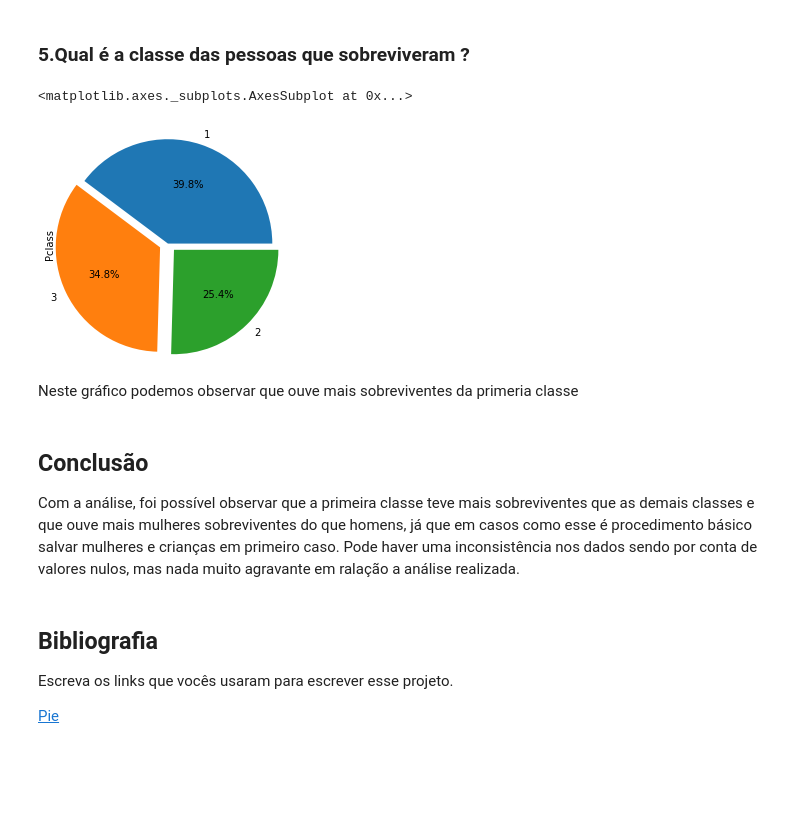
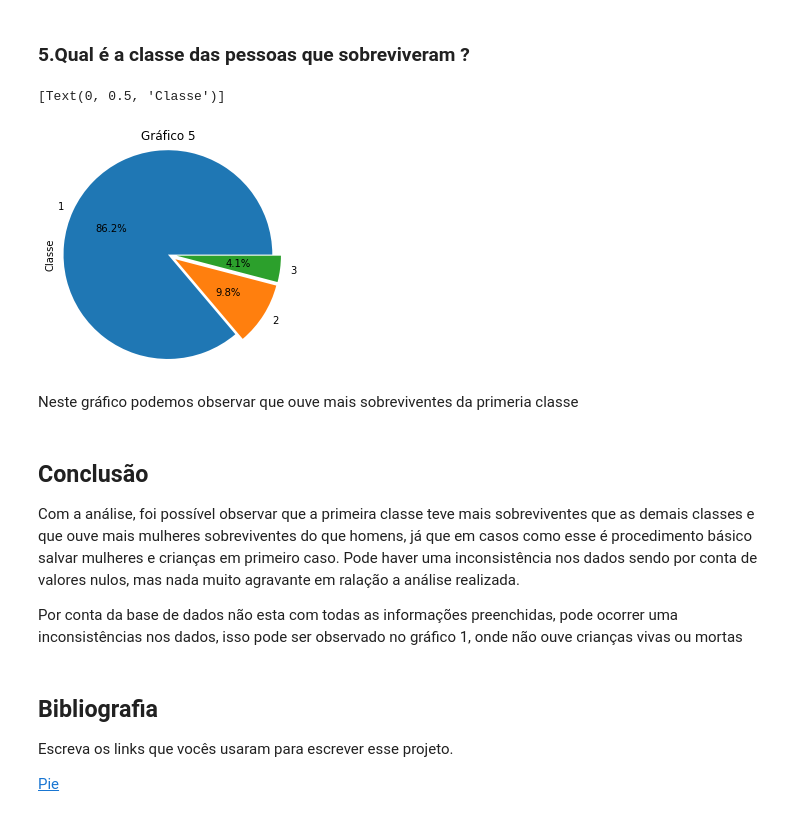
Before and after one commit to ronan-hilario96/kaggle-titanic, a Jupyter notebook: Titanic.ipynb, the cells around one changed output. Cells and saved outputs as stored; diff of their text form; code cells hidden in the pictures; blank space fills up the shorter version.

```diff
--- a/Titanic.ipynb
+++ b/Titanic.ipynb
@@ -43,5 +44,6 @@ Explique por que dessa pergunta, o que motivou ela.
 - Definindo uma coluna de não sobreviventes
 # %%
+df_titanic.dropna(inplace=True, how='any')
 df_titanic["faixa_etaria"] = pd.cut(df_titanic.Age, [0, 14, 50, 150], labels=["criancas", "adultos", "idosos"])
 df_titanic['SurvivedNo'] = df_titanic['Survived'].map({0:1,1:0})
 # %% [markdown]
@@ -91,16 +115,23 @@ Aqui obtivemos a media de sobreviventes de cada faixa etaria, sendo que as crian
 # %% [markdown]
 ### 5.Qual é a classe das pessoas que sobreviveram ?
 # %%
-df_titanic.query('Survived == 1')['Pclass'].value_counts().plot.pie(explode = (0, .1, .1), radius = 1.2, autopct = '%1.1f%%')
+df_titanic.query('Survived == 1')['Pclass'].value_counts().plot.pie(
+    explode = (0, .1, .1),
+    radius = 1.2,
+    autopct = '%1.1f%%',
+    title="Gráfico 5").set(
+    ylabel='Classe')
 # %% [output]
-<matplotlib.axes._subplots.AxesSubplot at 0x...>
+[Text(0, 0.5, 'Classe')]
-[figure, old version]
+[figure, new version]
 # %% [markdown]
 Neste gráfico podemos observar que ouve mais sobreviventes da primeria classe
 # %% [markdown]
 ## Conclusão
 Com a análise, foi possível observar que a primeira classe teve mais sobreviventes que as demais classes e que ouve mais mulheres sobreviventes do que homens, já que em casos como esse é procedimento básico salvar mulheres e crianças em primeiro caso.
 Pode haver uma inconsistência nos dados sendo por conta de valores nulos, mas nada muito agravante em ralação a análise realizada.
+
+Por conta da base de dados não esta com todas as informações preenchidas, pode ocorrer uma inconsistências nos dados, isso pode ser observado no gráfico 1, onde não ouve crianças vivas ou mortas
 # %% [markdown]
 ## Bibliografia
 
```
Also changed, not shown: parts of 9 cells of this notebook.
